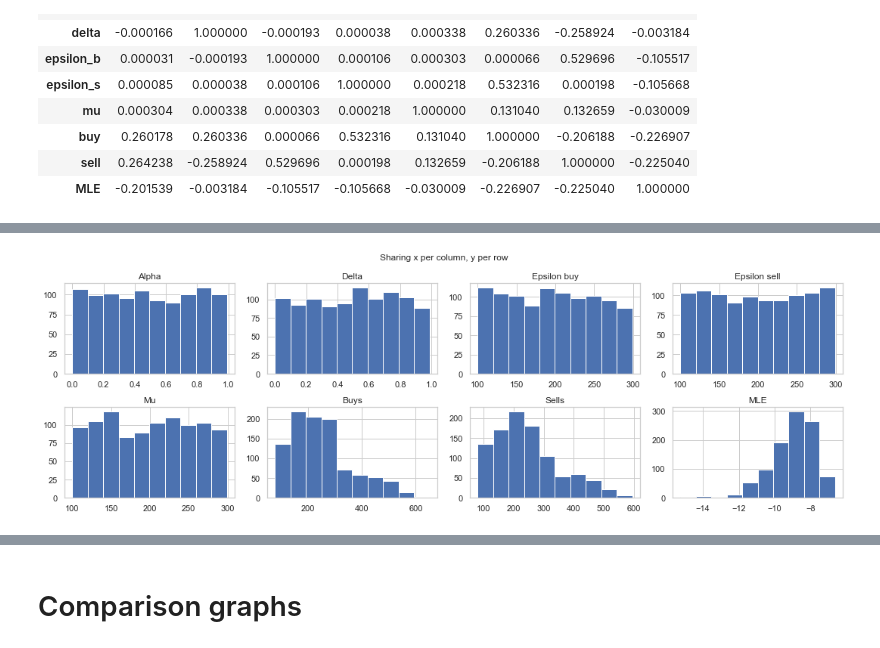
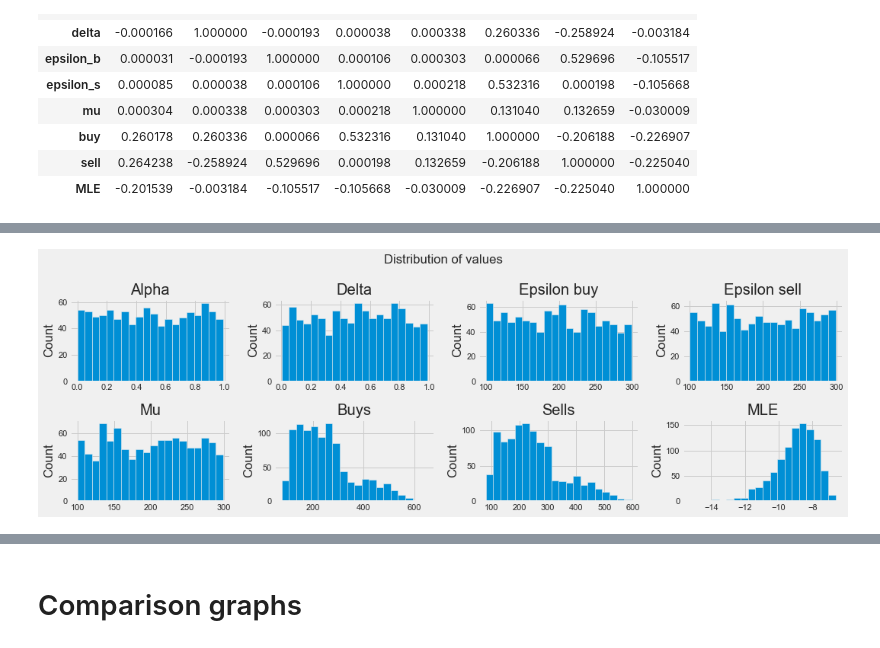
Before and after one commit to GuillaumePv/pin_surrogate_model, a Jupyter notebook: stat_desc.ipynb, the cells around one changed output, grey strips where cells are left out. Saved outputs shown, nothing was run; the diff lists cells and outputs as text; code cells hidden in the pictures.

```diff
--- a/stat_desc.ipynb
+++ b/stat_desc.ipynb
@@ -6,7 +6,8 @@ import seaborn as sns
 import matplotlib.pyplot as plt
 from matplotlib import cm
 from scipy.interpolate import griddata
-sns.set_theme(style="whitegrid")
+from matplotlib import style
+style.use('fivethirtyeight')
 # %%
 path_data = "./data/PIN_MLE_new_20.txt"
 df = pd.read_csv(path_data)
@@ -78,7 +76,7 @@ for ax in axs.flat:
 
 # Hide x labels and tick labels for top plots and y ticks for right plots.
 for ax in axs.flat:
-    ax.label_outer()
+    #ax.label_outer()
     ax.set_xticks([])
 
 plt.tight_layout()
@@ -87,22 +109,25 @@ plt.tight_layout()
 # %%
 fig, axs = plt.subplots(2, 4,figsize=(15,5))
 fig.suptitle('Distribution of values')
-axs[0, 0].hist(df_1000["alpha"])
+axs[0, 0].hist(df_1000["alpha"],20)
 axs[0, 0].set_title("Alpha")
-axs[0, 1].hist(df_1000["delta"])
+axs[0, 1].hist(df_1000["delta"],20)
 axs[0, 1].set_title("Delta")
-axs[0, 2].hist(df_1000["epsilon_b"])
+axs[0, 2].hist(df_1000["epsilon_b"],20)
 axs[0, 2].set_title("Epsilon buy")
-axs[0, 3].hist(df_1000["epsilon_s"])
+axs[0, 3].hist(df_1000["epsilon_s"],20)
 axs[0, 3].set_title("Epsilon sell")
-axs[1, 0].hist(df_1000["mu"])
+axs[1, 0].hist(df_1000["mu"],20)
 axs[1, 0].set_title("Mu")
-axs[1, 1].hist(df_1000["buy"])
+axs[1, 1].hist(df_1000["buy"],20)
 axs[1, 1].set_title("Buys")
-axs[1, 2].hist(df_1000["sell"])
+axs[1, 2].hist(df_1000["sell"],20)
 axs[1, 2].set_title("Sells")
-axs[1, 3].hist(df_1000["MLE"])
+axs[1, 3].hist(df_1000["MLE"],20)
 axs[1, 3].set_title("MLE")
+
+for ax in axs.flat:
+    ax.set(ylabel='Count')
 plt.tight_layout()
 # %% [output]
-[figure, old version]
+[figure, new version]
```
Also changed, not shown: parts of 19 cells of this notebook, 21 other files.
